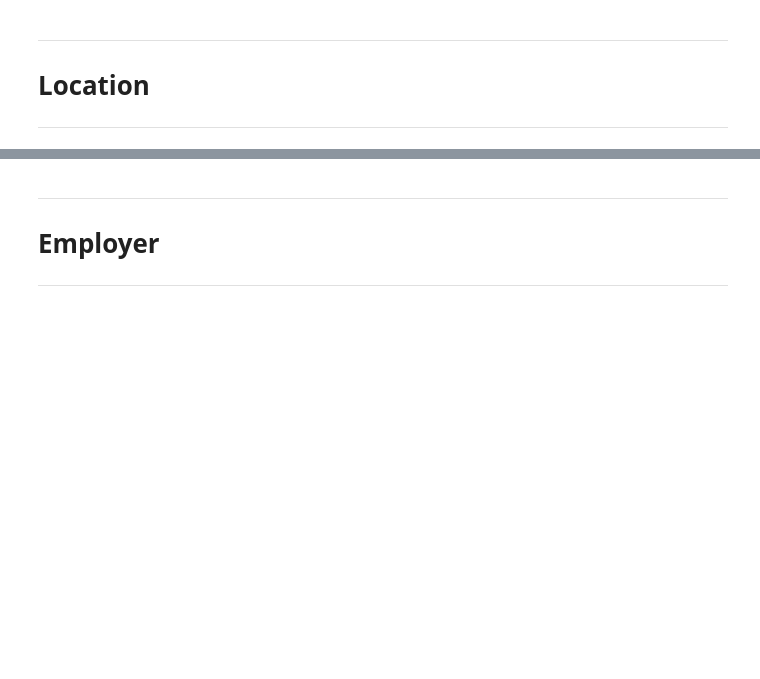
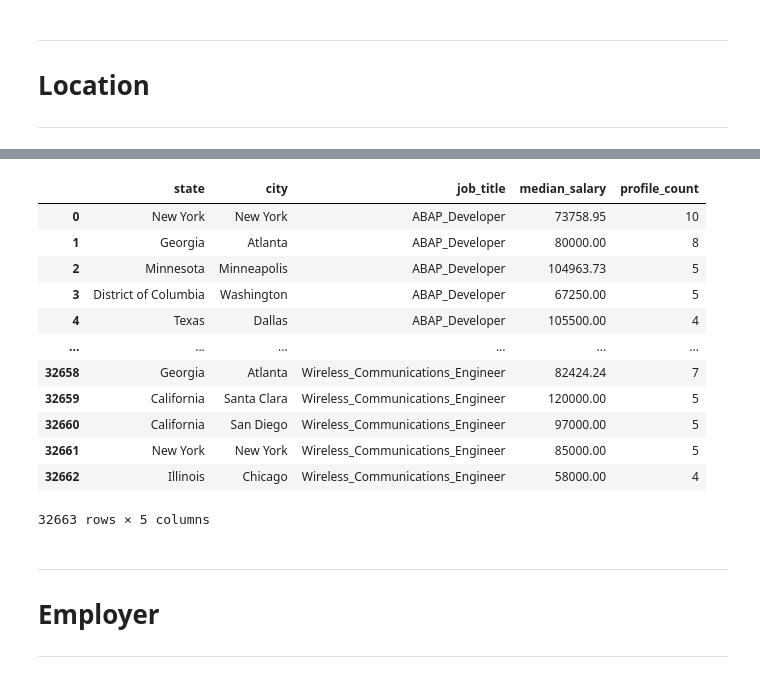
Before and after one commit to szilvasipeter2000/Web_Scraping, a Jupyter notebook: payscale/using_json/payscale_clean.ipynb, the cells around one changed output, grey strips where cells are left out. Cells and saved outputs as stored; diff of their text form; code cells hidden in the pictures; blank space fills up the shorter version.

```diff
--- a/payscale/using_json/payscale_clean.ipynb
+++ b/payscale/using_json/payscale_clean.ipynb
@@ -4,3 +12,16 @@ import pandas as pd
+# %%
+# function to be used on all dimensions
+
+# create function to extract job title from url
+def extract_job_title(df,url):
+    pattern = r'Job=(.*?)/Salary'
+    df['job_title'] = df[url].str.extract(pattern)
+    return df
+
+# create function to extract median salary from range column
+def get_median_salary(df,range):
+    df['median_salary'] = df[range].apply(lambda x: list(ast.literal_eval(x).values())[0] if x else None) # ast.literal_eval() to converts string to dictionary so that way i can just get the values as a list --> then select [0] element to get it as a float
+    return df
 # %% [markdown]
 ---
  # Location
@@ -26,3 +46,31 @@ df_location
+# %%
+# df_location specific functions
+def separate_city_state(df):
+    df['city'] = df['name'].apply(lambda x: x.split(',')[0])
+    df['state'] = df['name'].apply(lambda x: x.split(',')[1])
+    df = df.drop(columns=['name']) # drop the 'name' column as we don't need it anymore
+    return df
+# %%
+df_location = extract_job_title(df_location, 'url')
+df_location = get_median_salary(df_location,'range')
+df_location = separate_city_state(df_location)
+df_location['profile_count'] = df_location['profileCount']
+df_location = df_location[['state','city','job_title','median_salary','profile_count']] # reorder columns and drop unnecessary columns
+df_location
+# %% [output]
+|  | state | city | job_title | median_salary | profile_count |
+| 0 | New York | New York | ABAP_Developer | 73758.95 | 10 |
+| 1 | Georgia | Atlanta | ABAP_Developer | 80000.00 | 8 |
+| 2 | Minnesota | Minneapolis | ABAP_Developer | 104963.73 | 5 |
+| 3 | District of Columbia | Washington | ABAP_Developer | 67250.00 | 5 |
+| 4 | Texas | Dallas | ABAP_Developer | 105500.00 | 4 |
+| ... | ... | ... | ... | ... | ... |
+| 32658 | Georgia | Atlanta | Wireless_Communications_Engineer | 82424.24 | 7 |
+| 32659 | California | Santa Clara | Wireless_Communications_Engineer | 120000.00 | 5 |
+| 32660 | California | San Diego | Wireless_Communications_Engineer | 97000.00 | 5 |
+| 32661 | New York | New York | Wireless_Communications_Engineer | 85000.00 | 5 |
+| 32662 | Illinois | Chicago | Wireless_Communications_Engineer | 58000.00 | 4 |
+32663 rows × 5 columns
 # %% [markdown]
 ---
  # Employer
```
Also changed, not shown: parts of 23 cells of this notebook.
